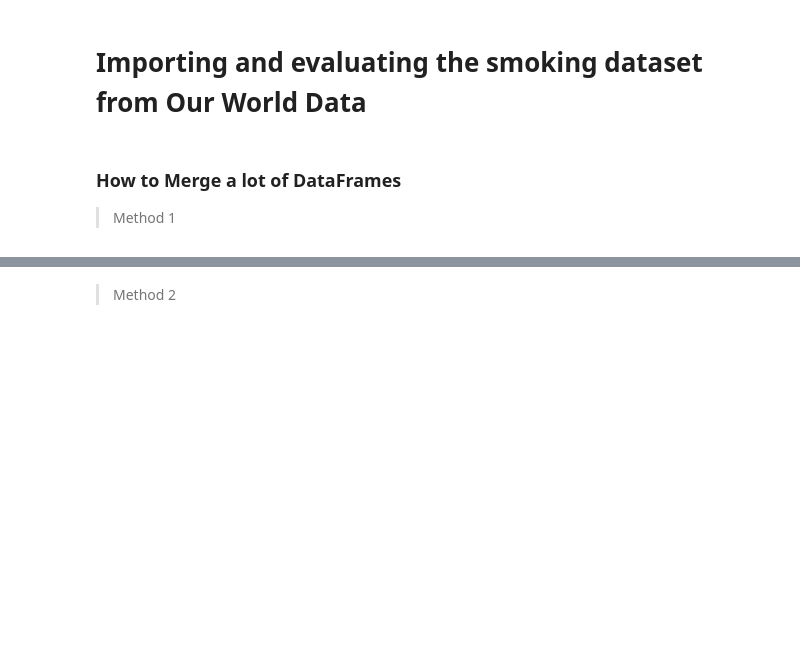
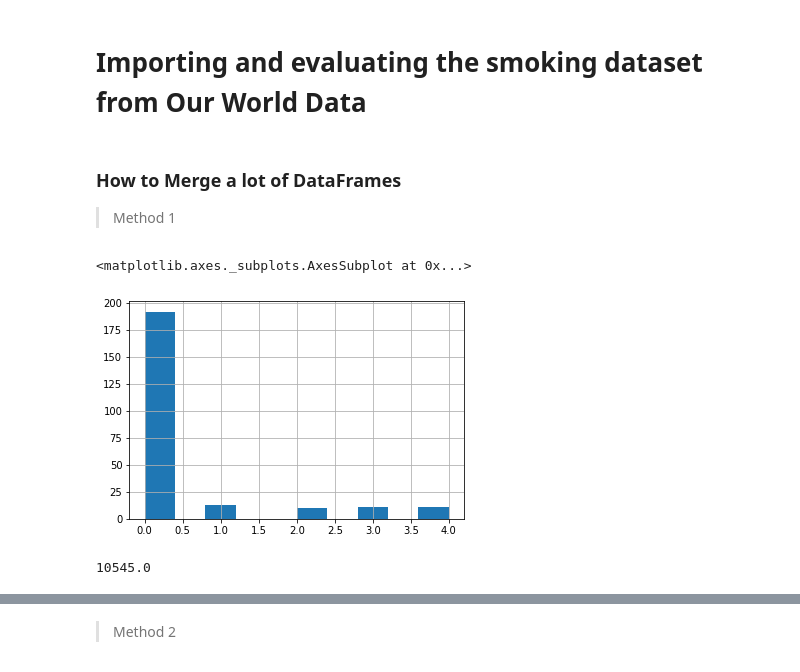
Before and after one commit to chacreton190/COVID-19, a Jupyter notebook: Code/JHU Data Project Manupulation 10-11-20.ipynb, the cells around one changed output, grey strips where cells are left out. Saved outputs shown, nothing was run; the diff lists cells and outputs as text; code cells hidden in the pictures; blank space fills up the shorter version.

```diff
--- a/Code/JHU Data Project Manupulation 10-11-20.ipynb
+++ b/Code/JHU Data Project Manupulation 10-11-20.ipynb
@@ -282,3 +282,25 @@ control[['mers_case_count',
        'percent_of_imported_cases']] = control[['mers_case_count',
        'sars_case_count', 'number_of_deathsa', 'number_of_imported_cases',
        'percent_of_imported_cases']].fillna(0)
+control['mers_sars_max'] = control[['mers_case_count', 'sars_case_count']].max(axis=1)
+control['mers_sars_sum'] = control[['mers_case_count', 'sars_case_count']].sum(axis=1)
+mers_sars_sum =  control.loc[control.mers_sars_sum > 0 ]['mers_sars_sum']
+des_mers_sum = mers_sars_sum.describe().to_frame()
+q1 = int(des_mers_sum.iloc[4].values)
+q2 = int(des_mers_sum.iloc[5].values)
+q3 = int(des_mers_sum.iloc[6].values)
+#creating the quartile variable
+control['mers_sars_quart'] = 0
+control.loc[(control.mers_sars_sum > 0) & (control.mers_sars_sum <= q1), 'mers_sars_quart']=1
+control.loc[(control.mers_sars_sum > q1) & (control.mers_sars_sum <= q2), 'mers_sars_quart']=2
+control.loc[(control.mers_sars_sum > q2) & (control.mers_sars_sum <= q3), 'mers_sars_quart']=3
+control.loc[control.mers_sars_sum > q3, 'mers_sars_quart']=4
+# %%
+control.mers_sars_quart.hist()
+# %% [output]
+<matplotlib.axes._subplots.AxesSubplot at 0x...>
+[figure, added]
+# %%
+control.mers_sars_sum.sum()
+# %% [output]
+10545.0
```
Also changed, not shown: parts of 15 cells of this notebook, 12 other files.
